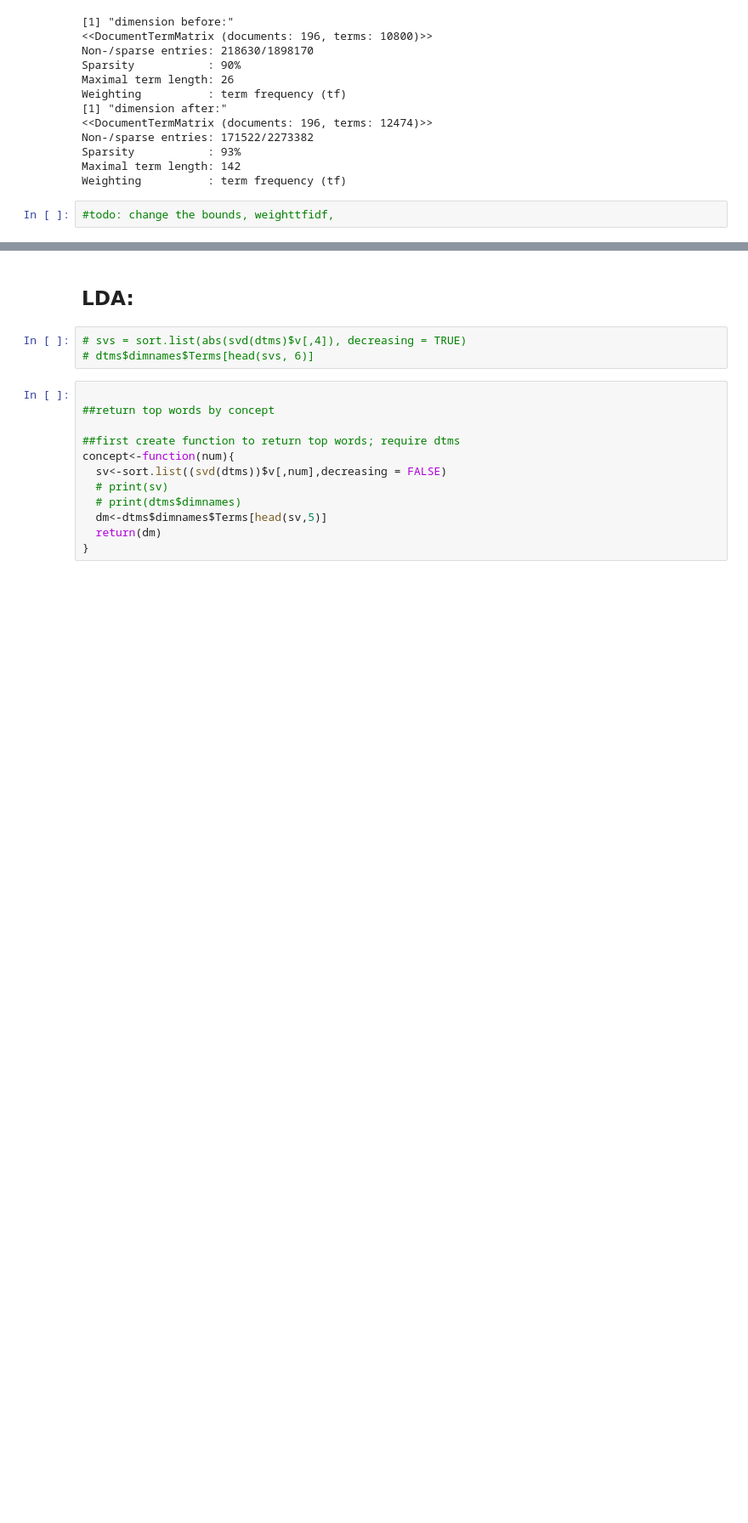
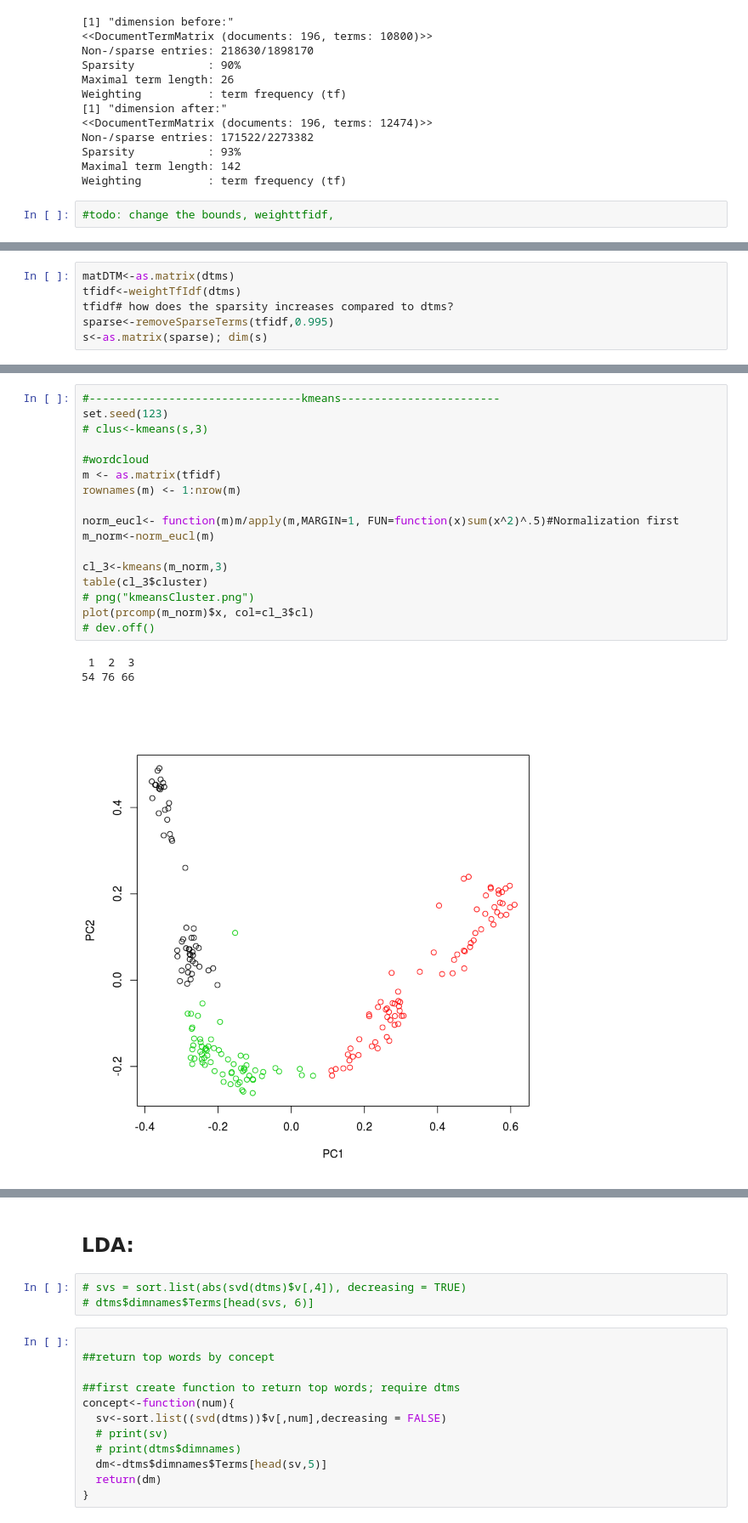
Before and after one commit to harishaaram/Topic-Modeling, a Jupyter notebook: Text_Analysis_Fedspeech.ipynb, the cells around one changed output, grey strips where cells are left out. Shown at 85% size. Saved outputs shown, nothing was run; the diff lists cells and outputs as text; blank space fills up the shorter version.

Commit message:
clustering with kmeans

```diff
--- a/Text_Analysis_Fedspeech.ipynb
+++ b/Text_Analysis_Fedspeech.ipynb
@@ -137,0 +159,6 @@ like         like 2753
+# %%
+matDTM<-as.matrix(dtms)
+tfidf<-weightTfIdf(dtms)
+tfidf# how does the sparsity increases compared to dtms?
+sparse<-removeSparseTerms(tfidf,0.995)
+s<-as.matrix(sparse); dim(s)
@@ -137,0 +211,21 @@ like         like 2753
+# %%
+#--------------------------------kmeans------------------------
+set.seed(123)
+# clus<-kmeans(s,3)
+
+#wordcloud
+m <- as.matrix(tfidf)
+rownames(m) <- 1:nrow(m)
+
+norm_eucl<- function(m)m/apply(m,MARGIN=1, FUN=function(x)sum(x^2)^.5)#Normalization first
+m_norm<-norm_eucl(m)
+
+cl_3<-kmeans(m_norm,3)
+table(cl_3$cluster)
+# png("kmeansCluster.png")
+plot(prcomp(m_norm)$x, col=cl_3$cl)
+# dev.off()
+# %% [output]
+ 1  2  3
+54 76 66
+[figure, added]
```
Also changed, not shown: parts of 39 cells of this notebook.
